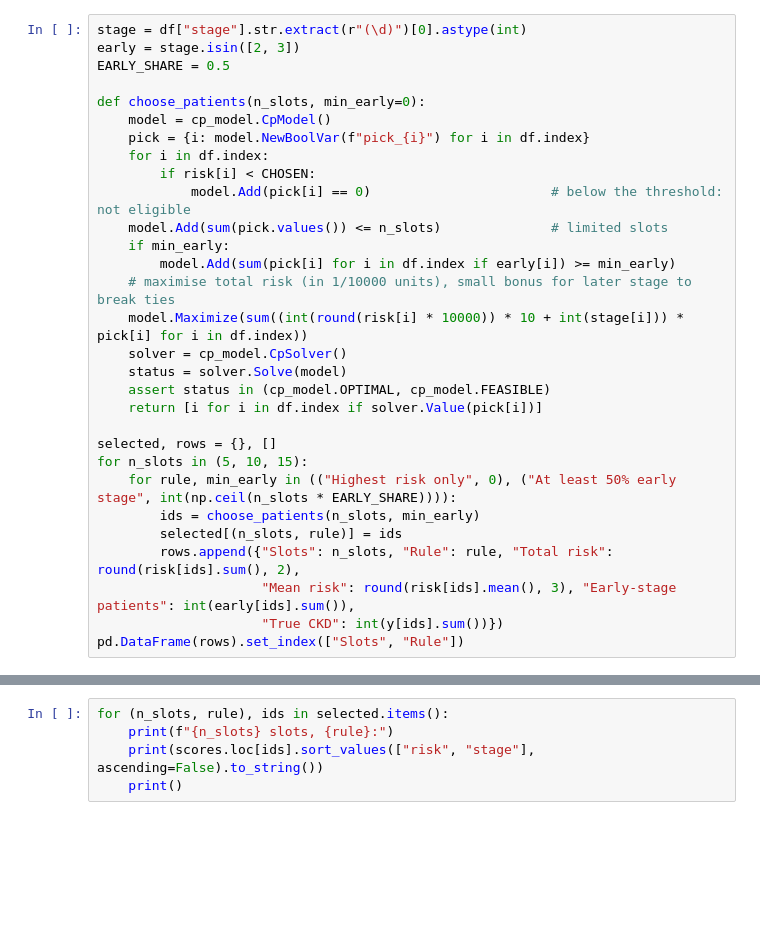
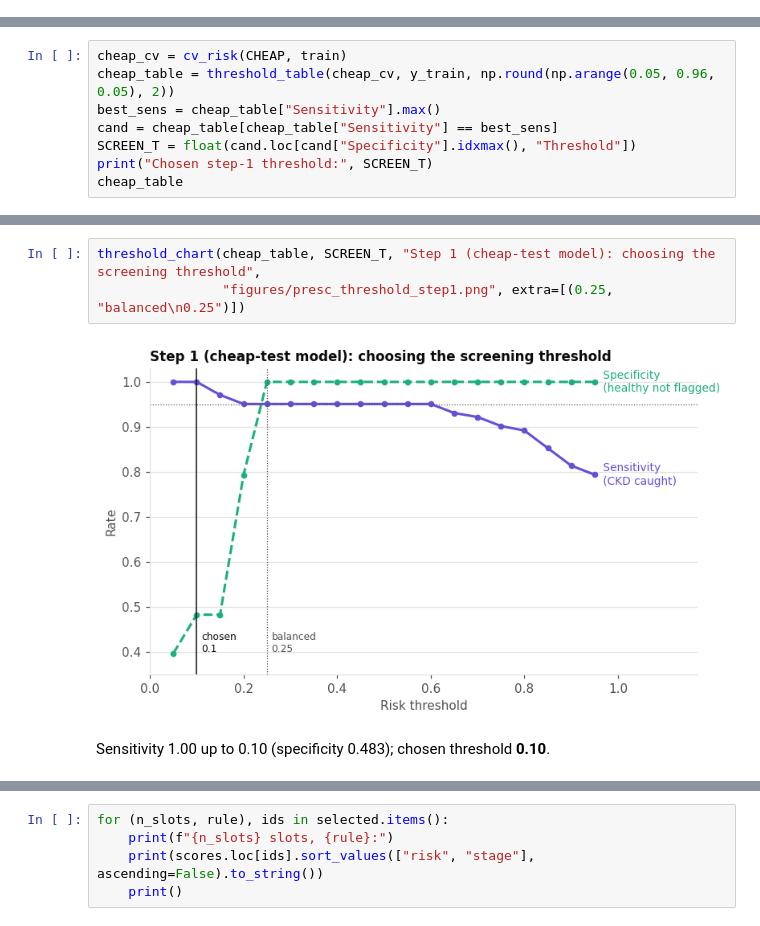
Before and after one commit to mhoyor/ckd-risk-app, a Jupyter notebook: notebooks/04_prescriptive.ipynb, the cells around one changed output, grey strips where cells are left out. Drawn from its saved outputs; the diff is of its cells as text; blank space fills up the shorter version.

Commit message:
PB5: combined prescriptive notebook (Pasanka's draft from PR #1 + Victor's pathway)

```diff
--- a/notebooks/04_prescriptive.ipynb
+++ b/notebooks/04_prescriptive.ipynb
@@ -206,30 +31,0 @@ We also run a variant with a rule the care team can change: at least half of the
-# %%
-stage = df["stage"].str.extract(r"(\d)")[0].astype(int)
-early = stage.isin([2, 3])
-EARLY_SHARE = 0.5
-
-def choose_patients(n_slots, min_early=0):
-    model = cp_model.CpModel()
-    pick = {i: model.NewBoolVar(f"pick_{i}") for i in df.index}
-    for i in df.index:
-        if risk[i] < CHOSEN:
-            model.Add(pick[i] == 0)                       # below the threshold: not eligible
-    model.Add(sum(pick.values()) <= n_slots)              # limited slots
-    if min_early:
-        model.Add(sum(pick[i] for i in df.index if early[i]) >= min_early)
-    # maximise total risk (in 1/10000 units), small bonus for later stage to break ties
-    model.Maximize(sum((int(round(risk[i] * 10000)) * 10 + int(stage[i])) * pick[i] for i in df.index))
-    solver = cp_model.CpSolver()
-    status = solver.Solve(model)
-    assert status in (cp_model.OPTIMAL, cp_model.FEASIBLE)
-    return [i for i in df.index if solver.Value(pick[i])]
-
-selected, rows = {}, []
-for n_slots in (5, 10, 15):
-    for rule, min_early in (("Highest risk only", 0), ("At least 50% early stage", int(np.ceil(n_slots * EARLY_SHARE)))):
-        ids = choose_patients(n_slots, min_early)
-        selected[(n_slots, rule)] = ids
-        rows.append({"Slots": n_slots, "Rule": rule, "Total risk": round(risk[ids].sum(), 2),
-                     "Mean risk": round(risk[ids].mean(), 3), "Early-stage patients": int(early[ids].sum()),
-                     "True CKD": int(y[ids].sum())})
-pd.DataFrame(rows).set_index(["Slots", "Rule"])
@@ -246,0 +142,8 @@ The selected patients for each number of slots (row number in the dataset, risk,
+# %%
+cheap_cv = cv_risk(CHEAP, train)
+cheap_table = threshold_table(cheap_cv, y_train, np.round(np.arange(0.05, 0.96, 0.05), 2))
+best_sens = cheap_table["Sensitivity"].max()
+cand = cheap_table[cheap_table["Sensitivity"] == best_sens]
+SCREEN_T = float(cand.loc[cand["Specificity"].idxmax(), "Threshold"])
+print("Chosen step-1 threshold:", SCREEN_T)
+cheap_table
@@ -246,0 +169,7 @@ The selected patients for each number of slots (row number in the dataset, risk,
+# %%
+threshold_chart(cheap_table, SCREEN_T, "Step 1 (cheap-test model): choosing the screening threshold",
+                "figures/presc_threshold_step1.png", extra=[(0.25, "balanced\n0.25")])
+# %% [output]
+[figure, added]
+# %% [markdown]
+Sensitivity 1.00 up to 0.10 (specificity 0.483); chosen threshold **0.10**.
```
Also changed, not shown: parts of 69 cells of this notebook.
